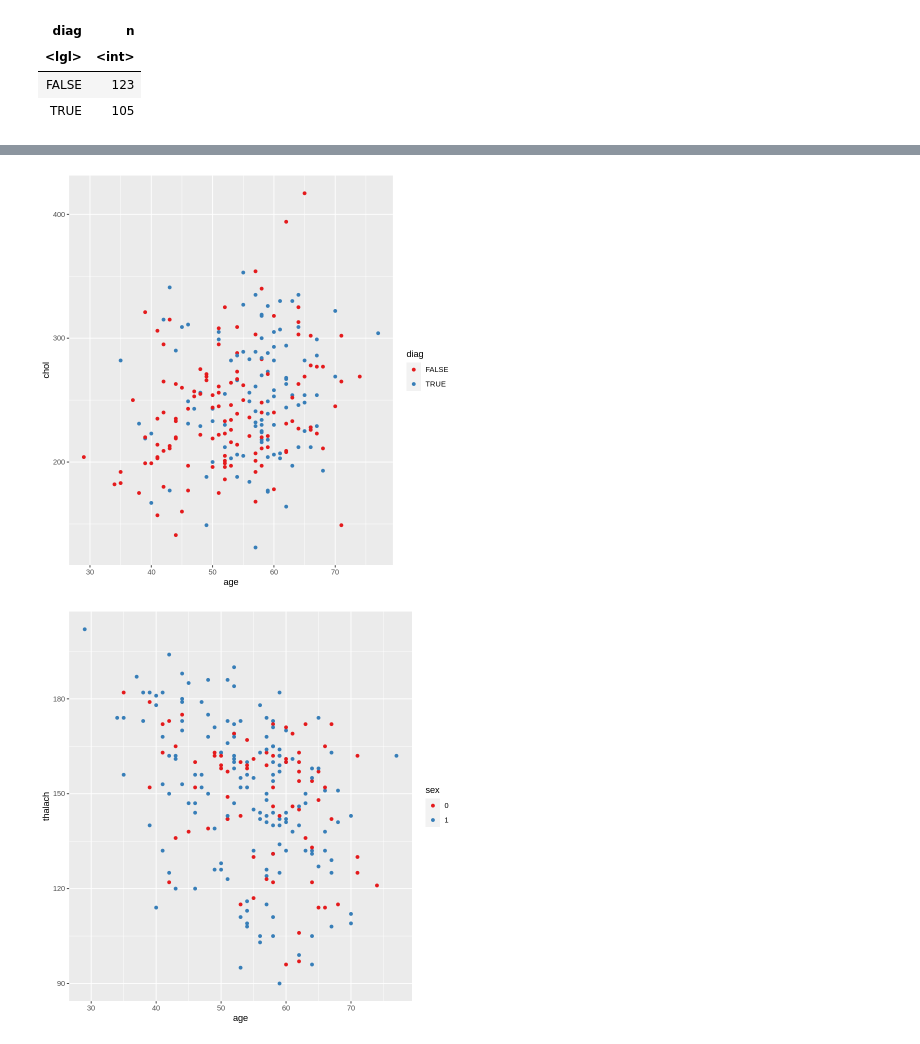
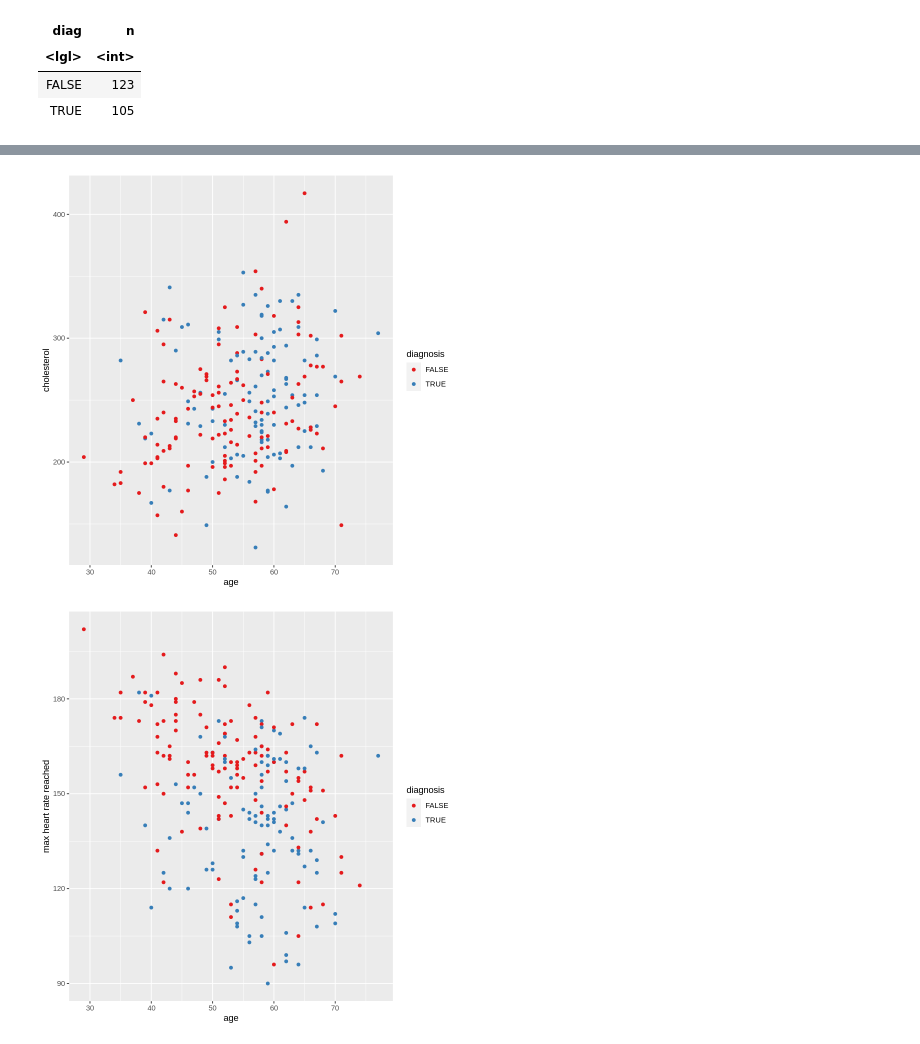
Before and after one commit to Agamchawla/group-29-project, a Jupyter notebook: group_project_proposal.ipynb, the cells around one changed output, grey strips where cells are left out. Drawn from its saved outputs; the diff is of its cells as text; code cells hidden in the pictures.

```diff
--- a/group_project_proposal.ipynb
+++ b/group_project_proposal.ipynb
@@ -88,32 +87,28 @@ A tibble: 2 × 2
 | TRUE | 105 |
 # %%
 #plotting the training data
-
-
 plot1 <- ggplot(cleveland_training, aes(x = thalach, y = chol, color = diag)) +
                  geom_point() +
                  labs(x = "max heart rate reached", y = "cholesterol", color = "diagnosis") +
                  scale_color_brewer(palette = "Set1")
 
 plot2 <- ggplot(cleveland_training, aes(x = age, y = chol, color = diag)) +
                  geom_point() +
-                 labs() +
+                 labs(x = "age", y = "cholesterol", color = "diagnosis") +
                  scale_color_brewer(palette = "Set1")
 
-plot3 <- ggplot(cleveland_training, aes(x = age, y = thalach, color = sex)) +
+plot3 <- ggplot(cleveland_training, aes(x = age, y = thalach, color = diag)) +
                  geom_point() +
-                 labs() +
+                 labs(x = "age", y = "max heart rate reached", color = "diagnosis") +
                  scale_color_brewer(palette = "Set1")
 
 plot1
 plot2
 plot3
-
-#!!! test with other <fct> cols
 # %% [output]
 [figure]
-[figure, old version]
+[figure, new version]
-[figure, old version]
+[figure, new version]
 # %% [markdown]
 ### Methods:
 We are using the processed.cleveland.data from the Heart Disease Database (originally collected from the Cleveland Clinic Foundation) to predict if a patient from Cleveland will have heart disease. The columns are as follows:
```
Also changed, not shown: parts of 6 cells of this notebook.
